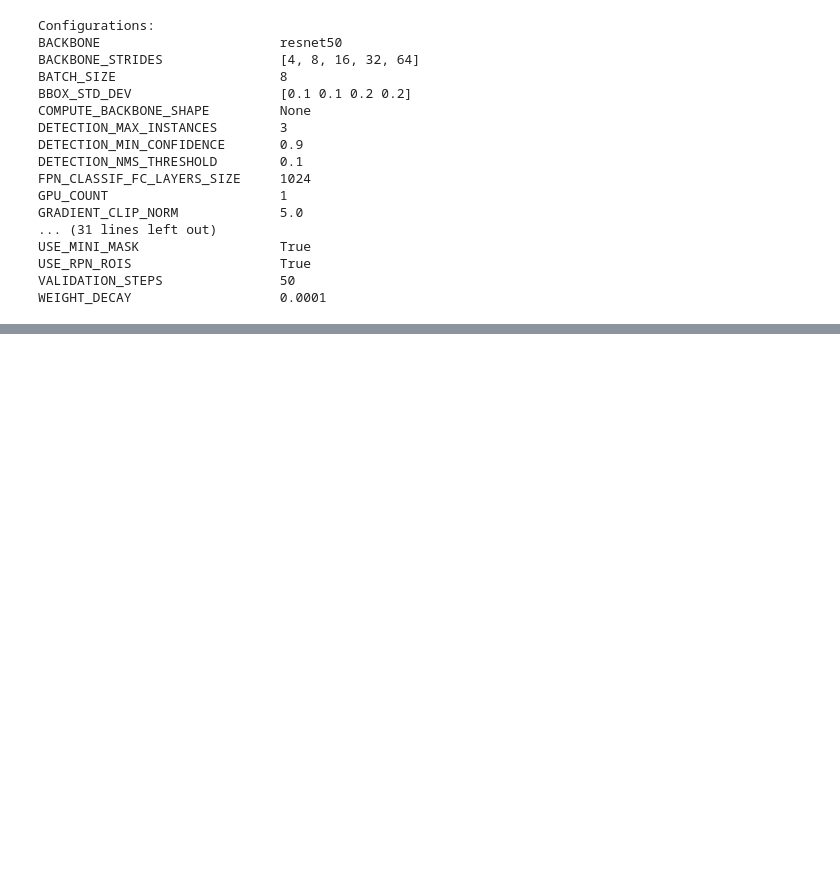
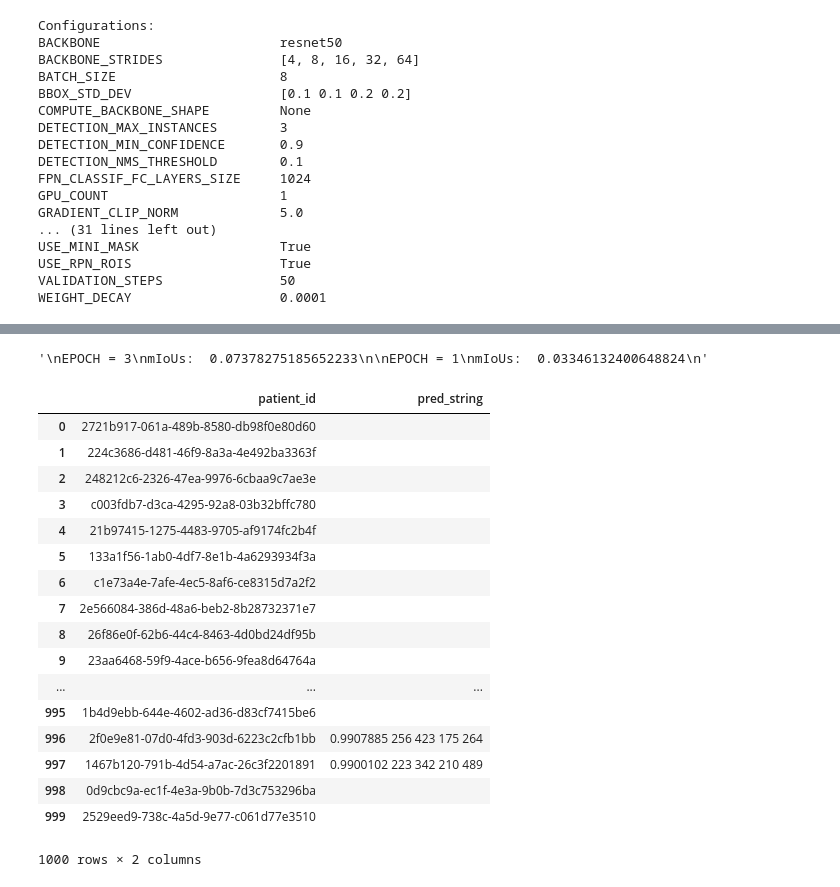
Before and after one commit to abawchen/kaggle-rsna-pneumonia-detection-challenge, a Jupyter notebook: ipynb/shiba.ipynb, the cells around one changed output, grey strips where cells are left out. Saved outputs shown, nothing was run; the diff lists cells and outputs as text; code cells hidden in the pictures; blank space fills up the shorter version.

Commit message:
feat: Add predict_submit

```diff
--- a/ipynb/shiba.ipynb
+++ b/ipynb/shiba.ipynb
@@ -212,11 +213,9 @@ augmentation = iaa.SomeOf((0, 1), [
 # %%
-NUM_EPOCHS = 1
+NUM_EPOCHS = 3
 
 # Train Mask-RCNN Model
 import warnings
 warnings.filterwarnings("ignore")
-
-model = modellib.MaskRCNN(mode='training', config=config, model_dir=MODEL_DIR)
 model.train(dataset_train, dataset_val,
             learning_rate=config.LEARNING_RATE,
             epochs=NUM_EPOCHS,
@@ -349,0 +374,65 @@ mAP:  0.0625
+# %%
+"""
+EPOCH = 3
+mIoUs:  0.07378275185652233
+
+EPOCH = 1
+mIoUs:  0.03346132400648824
+"""
+# %% [output]
+'\nEPOCH = 3\nmIoUs:  0.07378275185652233\n\nEPOCH = 1\nmIoUs:  0.03346132400648824\n'
+# %%
+test_image_fps = get_dicom_fps(TEST_DICOM_DIR)
+# %%
+def predict_submit(model, image_filepaths, filepath, min_conf=.98):
+    data = []
+    for image_filepath in image_filepaths:
+        ds = pydicom.read_file(image_filepath)
+        image = ds.pixel_array
+
+        if len(image.shape) != 3 or image.shape[2] != 3:
+            image = np.stack((image,) * 3, -1)
+
+        patient_id = os.path.splitext(os.path.basename(image_filepath))[0]
+
+        results = model.detect([image])
+        r = results[0]
+
+        assert(len(r['rois']) == len(r['class_ids']) == len(r['scores']))
+
+        pred_str = ''
+        for i in range(len(r['rois'])):
+            score = r['scores'][i]
+            if score > min_conf:
+                roi = r['rois'][i]
+                pred_str = ' '.join([str(v) for v in [
+                    pred_str, score, roi[1], roi[0], roi[3]-roi[1], roi[2]-roi[0]
+                ]])
+        data.append([patient_id, pred_str])
+
+    df_submit = pd.DataFrame(data=data, columns=['patientId', 'PredictionString'])
+    df_submit.to_csv(filepath, index=False)
+
+    return df_submit
+# %%
+filename = '/home/abaw/repos/self/kaggle-rsna-pneumonia-detection-challenge/model/pneumonia20180911T2234/submit.csv'
+predict_submit(model, test_image_fps, filename)
+# %% [output]
+|  | patient_id | pred_string |
+| 0 | 2721b917-061a-489b-8580-db98f0e80d60 |  |
+| 1 | 224c3686-d481-46f9-8a3a-4e492ba3363f |  |
+| 2 | 248212c6-2326-47ea-9976-6cbaa9c7ae3e |  |
+| 3 | c003fdb7-d3ca-4295-92a8-03b32bffc780 |  |
+| 4 | 21b97415-1275-4483-9705-af9174fc2b4f |  |
+| 5 | 133a1f56-1ab0-4df7-8e1b-4a6293934f3a |  |
+| 6 | c1e73a4e-7afe-4ec5-8af6-ce8315d7a2f2 |  |
+| 7 | 2e566084-386d-48a6-beb2-8b28732371e7 |  |
+| 8 | 26f86e0f-62b6-44c4-8463-4d0bd24df95b |  |
+| 9 | 23aa6468-59f9-4ace-b656-9fea8d64764a |  |
+| ... | ... | ... |
+| 995 | 1b4d9ebb-644e-4602-ad36-d83cf7415be6 |  |
+| 996 | 2f0e9e81-07d0-4fd3-903d-6223c2cfb1bb | 0.9907885 256 423 175 264 |
+| 997 | 1467b120-791b-4d54-a7ac-26c3f2201891 | 0.9900102 223 342 210 489 |
+| 998 | 0d9cbc9a-ec1f-4e3a-9b0b-7d3c753296ba |  |
+| 999 | 2529eed9-738c-4a5d-9e77-c061d77e3510 |  |
+1000 rows × 2 columns
```
Also changed, not shown: parts of 11 cells of this notebook, 2 other files.
